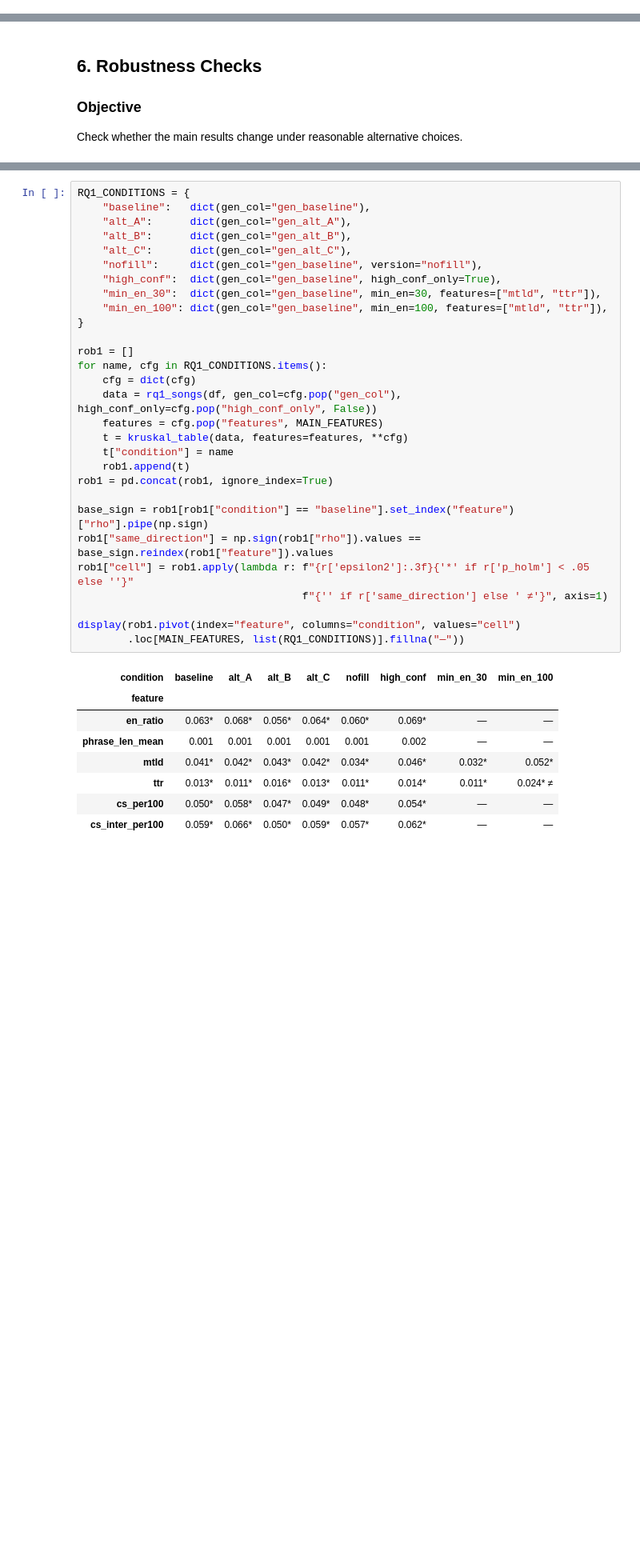
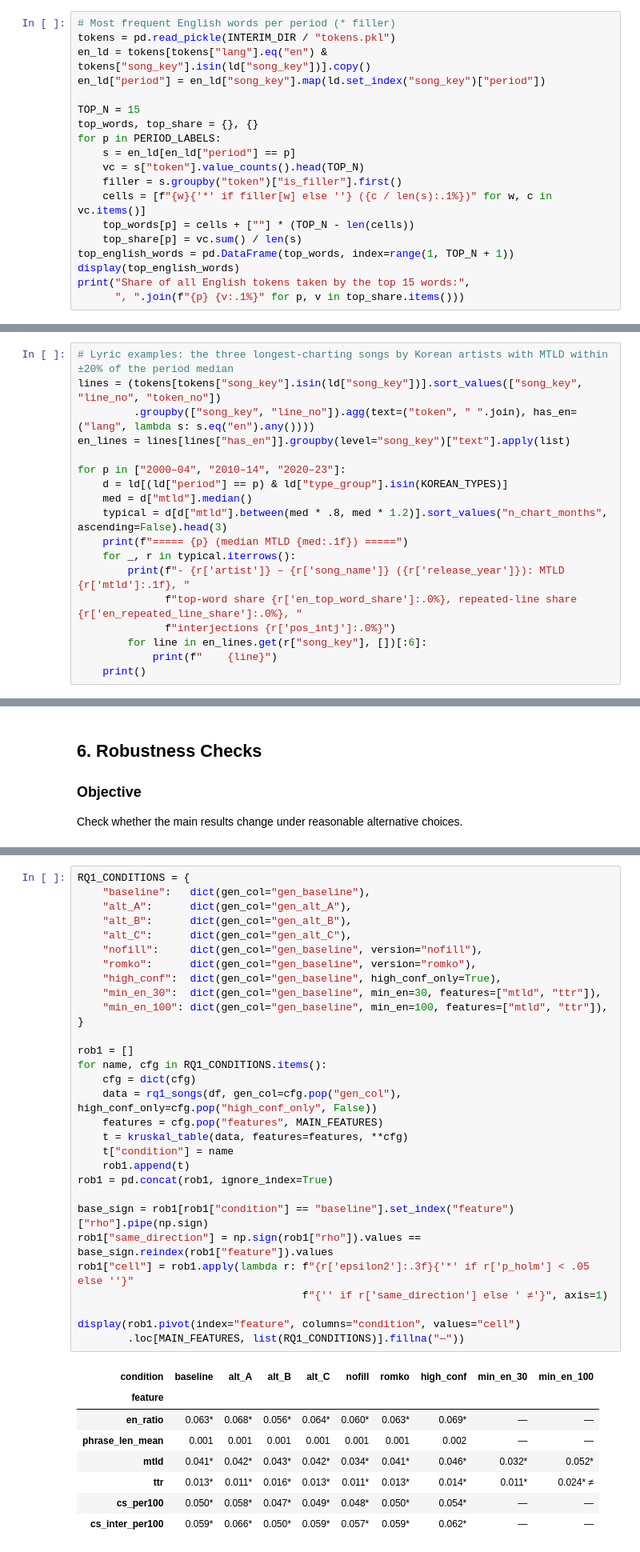
Before and after one commit to Ryulha/kpop-lyrics-nlp, a Jupyter notebook: notebooks/07_statistical_analysis.ipynb, the cells around one changed output, grey strips where cells are left out. Shown at 80% size. Saved outputs shown, nothing was run; the diff lists cells and outputs as text; blank space fills up the shorter version.

```diff
--- a/notebooks/07_statistical_analysis.ipynb
+++ b/notebooks/07_statistical_analysis.ipynb
@@ -803,0 +991,19 @@ Songs with lexical diversity values (50+ English tokens) by period:
+# %%
+# Most frequent English words per period (* filler)
+tokens = pd.read_pickle(INTERIM_DIR / "tokens.pkl")
+en_ld = tokens[tokens["lang"].eq("en") & tokens["song_key"].isin(ld["song_key"])].copy()
+en_ld["period"] = en_ld["song_key"].map(ld.set_index("song_key")["period"])
+
+TOP_N = 15
+top_words, top_share = {}, {}
+for p in PERIOD_LABELS:
+    s = en_ld[en_ld["period"] == p]
+    vc = s["token"].value_counts().head(TOP_N)
+    filler = s.groupby("token")["is_filler"].first()
+    cells = [f"{w}{'*' if filler[w] else ''} ({c / len(s):.1%})" for w, c in vc.items()]
+    top_words[p] = cells + [""] * (TOP_N - len(cells))
+    top_share[p] = vc.sum() / len(s)
+top_english_words = pd.DataFrame(top_words, index=range(1, TOP_N + 1))
+display(top_english_words)
+print("Share of all English tokens taken by the top 15 words:",
+      ", ".join(f"{p} {v:.1%}" for p, v in top_share.items()))
@@ -803,0 +1028,18 @@ Songs with lexical diversity values (50+ English tokens) by period:
+# %%
+# Lyric examples: the three longest-charting songs by Korean artists with MTLD within ±20% of the period median
+lines = (tokens[tokens["song_key"].isin(ld["song_key"])].sort_values(["song_key", "line_no", "token_no"])
+         .groupby(["song_key", "line_no"]).agg(text=("token", " ".join), has_en=("lang", lambda s: s.eq("en").any())))
+en_lines = lines[lines["has_en"]].groupby(level="song_key")["text"].apply(list)
+
+for p in ["2000–04", "2010–14", "2020–23"]:
+    d = ld[(ld["period"] == p) & ld["type_group"].isin(KOREAN_TYPES)]
+    med = d["mtld"].median()
+    typical = d[d["mtld"].between(med * .8, med * 1.2)].sort_values("n_chart_months", ascending=False).head(3)
+    print(f"===== {p} (median MTLD {med:.1f}) =====")
+    for _, r in typical.iterrows():
+        print(f"- {r['artist']} – {r['song_name']} ({r['release_year']}): MTLD {r['mtld']:.1f}, "
+              f"top-word share {r['en_top_word_share']:.0%}, repeated-line share {r['en_repeated_line_share']:.0%}, "
+              f"interjections {r['pos_intj']:.0%}")
+        for line in en_lines.get(r["song_key"], [])[:6]:
+            print(f"    {line}")
+    print()
@@ -824,41 +1085,42 @@ Repeat the Kruskal–Wallis test (3.1) under each condition. Each cell shows ε
 # %%
 RQ1_CONDITIONS = {
     "baseline":   dict(gen_col="gen_baseline"),
     "alt_A":      dict(gen_col="gen_alt_A"),
     "alt_B":      dict(gen_col="gen_alt_B"),
     "alt_C":      dict(gen_col="gen_alt_C"),
     "nofill":     dict(gen_col="gen_baseline", version="nofill"),
+    "romko":      dict(gen_col="gen_baseline", version="romko"),
     "high_conf":  dict(gen_col="gen_baseline", high_conf_only=True),
     "min_en_30":  dict(gen_col="gen_baseline", min_en=30, features=["mtld", "ttr"]),
     "min_en_100": dict(gen_col="gen_baseline", min_en=100, features=["mtld", "ttr"]),
 }
 
 rob1 = []
 for name, cfg in RQ1_CONDITIONS.items():
     cfg = dict(cfg)
     data = rq1_songs(df, gen_col=cfg.pop("gen_col"), high_conf_only=cfg.pop("high_conf_only", False))
     features = cfg.pop("features", MAIN_FEATURES)
     t = kruskal_table(data, features=features, **cfg)
     t["condition"] = name
     rob1.append(t)
 rob1 = pd.concat(rob1, ignore_index=True)
 
 base_sign = rob1[rob1["condition"] == "baseline"].set_index("feature")["rho"].pipe(np.sign)
 rob1["same_direction"] = np.sign(rob1["rho"]).values == base_sign.reindex(rob1["feature"]).values
 rob1["cell"] = rob1.apply(lambda r: f"{r['epsilon2']:.3f}{'*' if r['p_holm'] < .05 else ''}"
                                     f"{'' if r['same_direction'] else ' ≠'}", axis=1)
 
 display(rob1.pivot(index="feature", columns="condition", values="cell")
         .loc[MAIN_FEATURES, list(RQ1_CONDITIONS)].fillna("—"))
 # %% [output]
-| condition | baseline | alt_A | alt_B | alt_C | nofill | high_conf | min_en_30 | min_en_100 |
-| feature |  |  |  |  |  |  |  |  |
-| en_ratio | 0.063* | 0.068* | 0.056* | 0.064* | 0.060* | 0.069* | — | — |
-| phrase_len_mean | 0.001 | 0.001 | 0.001 | 0.001 | 0.001 | 0.002 | — | — |
-| mtld | 0.041* | 0.042* | 0.043* | 0.042* | 0.034* | 0.046* | 0.032* | 0.052* |
-| ttr | 0.013* | 0.011* | 0.016* | 0.013* | 0.011* | 0.014* | 0.011* | 0.024* ≠ |
-| cs_per100 | 0.050* | 0.058* | 0.047* | 0.049* | 0.048* | 0.054* | — | — |
-| cs_inter_per100 | 0.059* | 0.066* | 0.050* | 0.059* | 0.057* | 0.062* | — | — |
+| condition | baseline | alt_A | alt_B | alt_C | nofill | romko | high_conf | min_en_30 | min_en_100 |
+| feature |  |  |  |  |  |  |  |  |  |
+| en_ratio | 0.063* | 0.068* | 0.056* | 0.064* | 0.060* | 0.063* | 0.069* | — | — |
+| phrase_len_mean | 0.001 | 0.001 | 0.001 | 0.001 | 0.001 | 0.001 | 0.002 | — | — |
+| mtld | 0.041* | 0.042* | 0.043* | 0.042* | 0.034* | 0.041* | 0.046* | 0.032* | 0.052* |
+| ttr | 0.013* | 0.011* | 0.016* | 0.013* | 0.011* | 0.013* | 0.014* | 0.011* | 0.024* ≠ |
+| cs_per100 | 0.050* | 0.058* | 0.047* | 0.049* | 0.048* | 0.050* | 0.054* | — | — |
+| cs_inter_per100 | 0.059* | 0.066* | 0.050* | 0.059* | 0.057* | 0.059* | 0.062* | — | — |
 # %% [markdown]
 ### 6.2 RQ2
 
```
Also changed, not shown: parts of 18 cells of this notebook, 45 other files.
